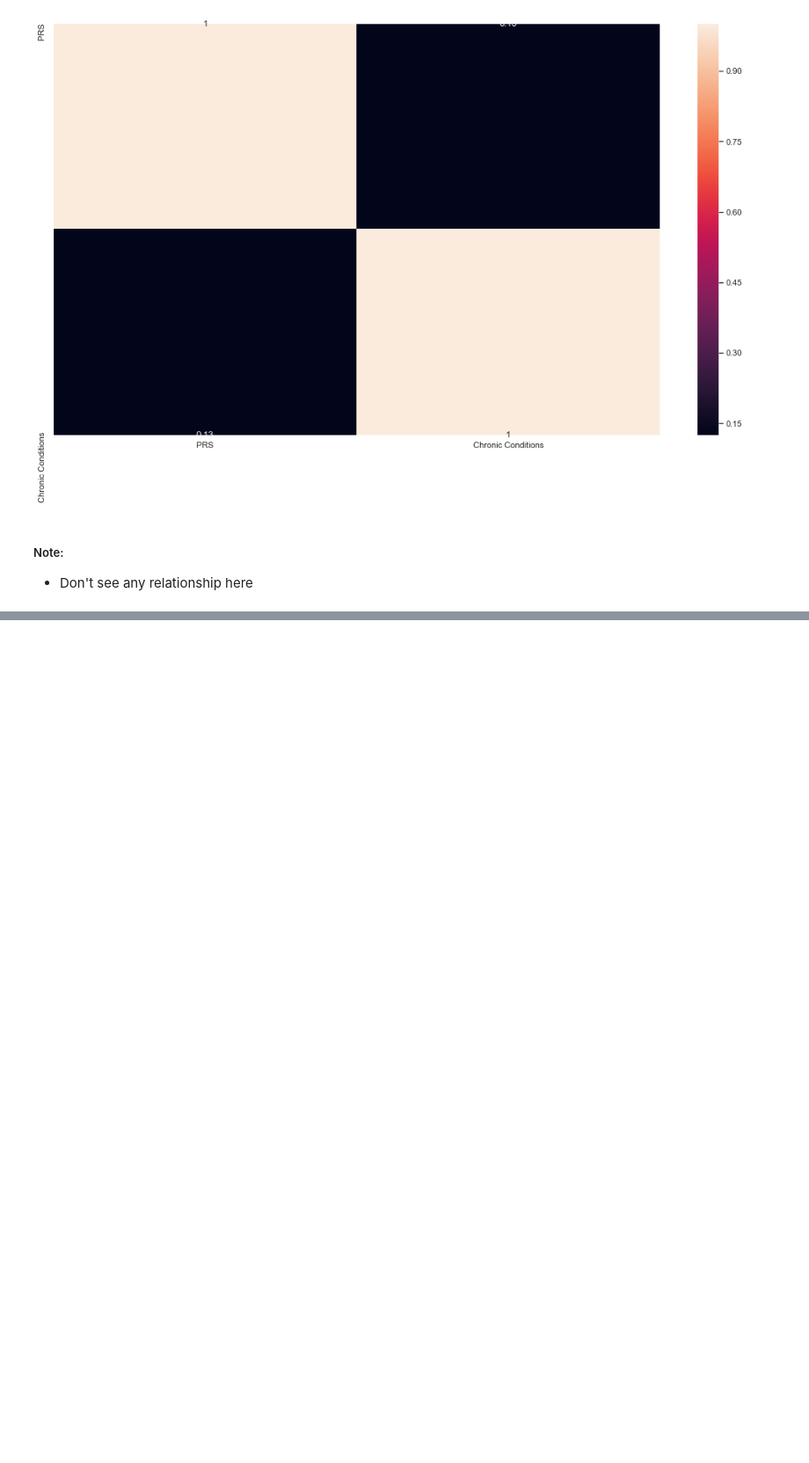
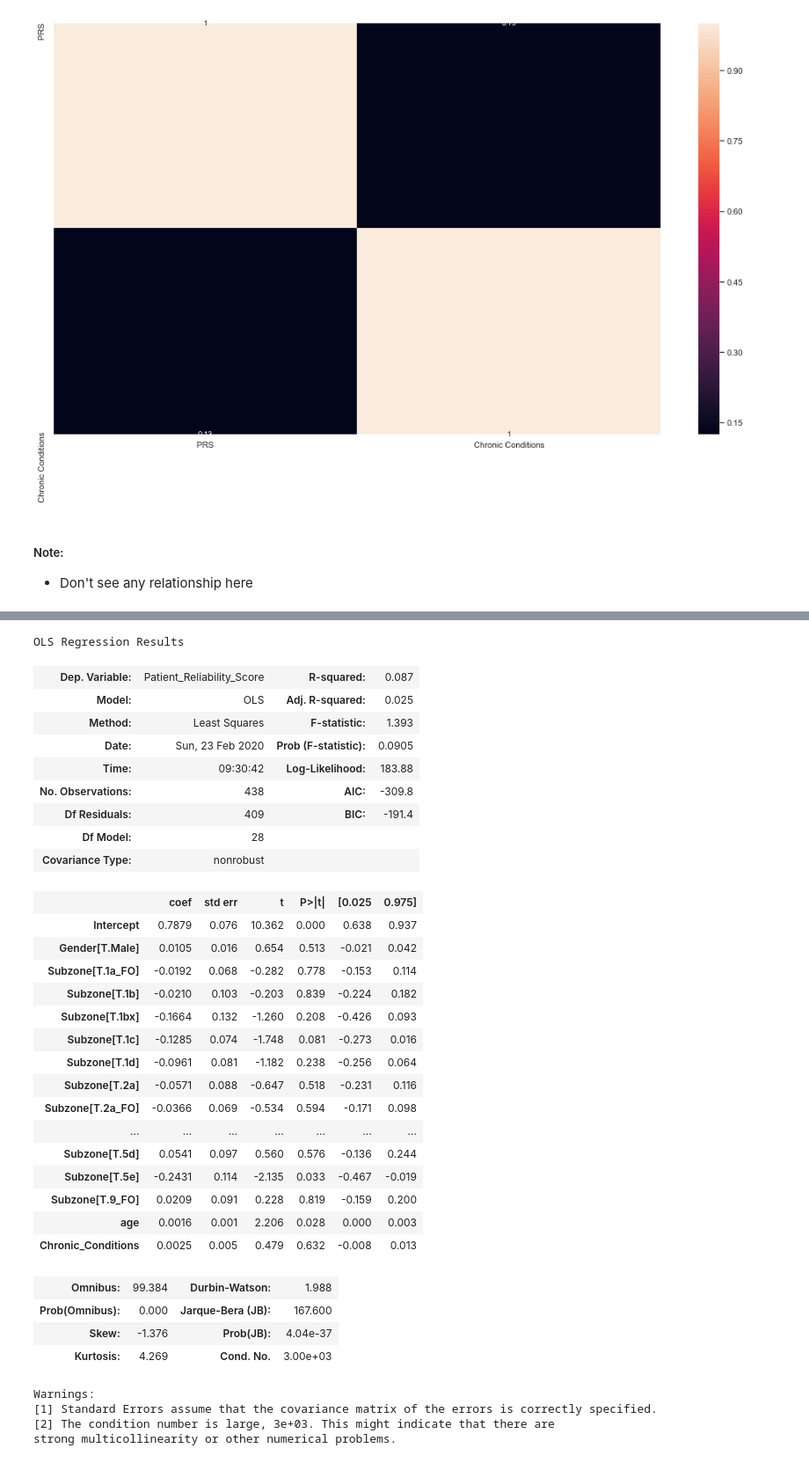
Before and after one commit to ThoaShook/Analyst_Test_Tasks, a Jupyter notebook: Tapestry_Patient_Analysis/Tapestry_Patients_Analysis.ipynb, the cells around one changed output, grey strips where cells are left out. Shown at 88% size. Cells and saved outputs as stored; diff of their text form; code cells hidden in the pictures; blank space fills up the shorter version.

Commit message:
Complete Analysis for Tapestry_Patients_Analysis

```diff
--- a/Tapestry_Patient_Analysis/Tapestry_Patients_Analysis.ipynb
+++ b/Tapestry_Patient_Analysis/Tapestry_Patients_Analysis.ipynb
@@ -146,3 +178,9 @@ plt.show()
 # %% [markdown]
 ##### Note:
  * Don't see any relationship here
+# %%
+# convert birth date to age
+import datetime as dt
+ref_date = dt.datetime.now()
+df['age'] = df['Birth Date'].apply(lambda x: len(pd.date_range(start = x, end = ref_date, freq = 'Y')))
+df['age'].sort_values()
@@ -148,0 +285,3 @@ plt.show()
+# %%
+df = df.rename(columns={'Chronic Conditions':'Chronic_Conditions',' PRS ':'Patient_Reliability_Score'})
+df.head()
@@ -148,0 +295,47 @@ plt.show()
+# %%
+from sklearn import datasets, linear_model
+from statsmodels.formula.api import ols
+
+# Define the predictors and dependent variable
+result = 'Patient_Reliability_Score'
+x_cols=['Gender','age','Subzone','Chronic_Conditions']
+# Build the model
+predictors = '+'.join(x_cols)
+formula = result + '~' + predictors
+model= ols(formula=formula, data=df).fit()
+model.summary()
+# %% [output]
+OLS Regression Results
+| Dep. Variable: | Patient_Reliability_Score | R-squared: | 0.087 |
+| Model: | OLS | Adj. R-squared: | 0.025 |
+| Method: | Least Squares | F-statistic: | 1.393 |
+| Date: | Sun, 23 Feb 2020 | Prob (F-statistic): | 0.0905 |
+| Time: | 09:30:42 | Log-Likelihood: | 183.88 |
+| No. Observations: | 438 | AIC: | -309.8 |
+| Df Residuals: | 409 | BIC: | -191.4 |
+| Df Model: | 28 |  |  |
+| Covariance Type: | nonrobust |  |  |
+|  | coef | std err | t | P>|t| | [0.025 | 0.975] |
+| Intercept | 0.7879 | 0.076 | 10.362 | 0.000 | 0.638 | 0.937 |
+| Gender[T.Male] | 0.0105 | 0.016 | 0.654 | 0.513 | -0.021 | 0.042 |
+| Subzone[T.1a_FO] | -0.0192 | 0.068 | -0.282 | 0.778 | -0.153 | 0.114 |
+| Subzone[T.1b] | -0.0210 | 0.103 | -0.203 | 0.839 | -0.224 | 0.182 |
+| Subzone[T.1bx] | -0.1664 | 0.132 | -1.260 | 0.208 | -0.426 | 0.093 |
+| Subzone[T.1c] | -0.1285 | 0.074 | -1.748 | 0.081 | -0.273 | 0.016 |
+| Subzone[T.1d] | -0.0961 | 0.081 | -1.182 | 0.238 | -0.256 | 0.064 |
+| Subzone[T.2a] | -0.0571 | 0.088 | -0.647 | 0.518 | -0.231 | 0.116 |
+| Subzone[T.2a_FO] | -0.0366 | 0.069 | -0.534 | 0.594 | -0.171 | 0.098 |
+| ... | ... | ... | ... | ... | ... | ... |
+| Subzone[T.5d] | 0.0541 | 0.097 | 0.560 | 0.576 | -0.136 | 0.244 |
+| Subzone[T.5e] | -0.2431 | 0.114 | -2.135 | 0.033 | -0.467 | -0.019 |
+| Subzone[T.9_FO] | 0.0209 | 0.091 | 0.228 | 0.819 | -0.159 | 0.200 |
+| age | 0.0016 | 0.001 | 2.206 | 0.028 | 0.000 | 0.003 |
+| Chronic_Conditions | 0.0025 | 0.005 | 0.479 | 0.632 | -0.008 | 0.013 |
+| Omnibus: | 99.384 | Durbin-Watson: | 1.988 |
+| Prob(Omnibus): | 0.000 | Jarque-Bera (JB): | 167.600 |
+| Skew: | -1.376 | Prob(JB): | 4.04e-37 |
+| Kurtosis: | 4.269 | Cond. No. | 3.00e+03 |
+Warnings:
+[1] Standard Errors assume that the covariance matrix of the errors is correctly specified.
+[2] The condition number is large, 3e+03. This might indicate that there are
+strong multicollinearity or other numerical problems.
```
Also changed, not shown: parts of 15 cells of this notebook.
